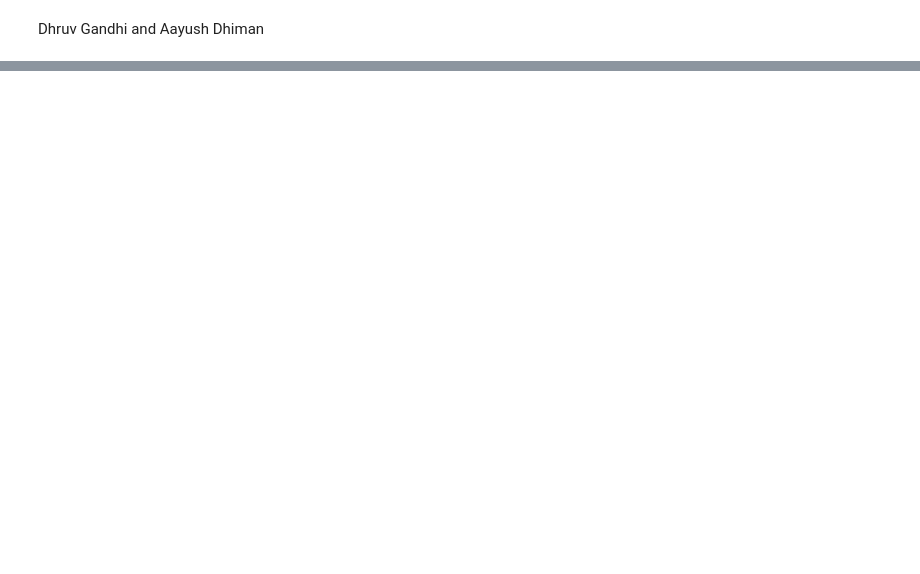
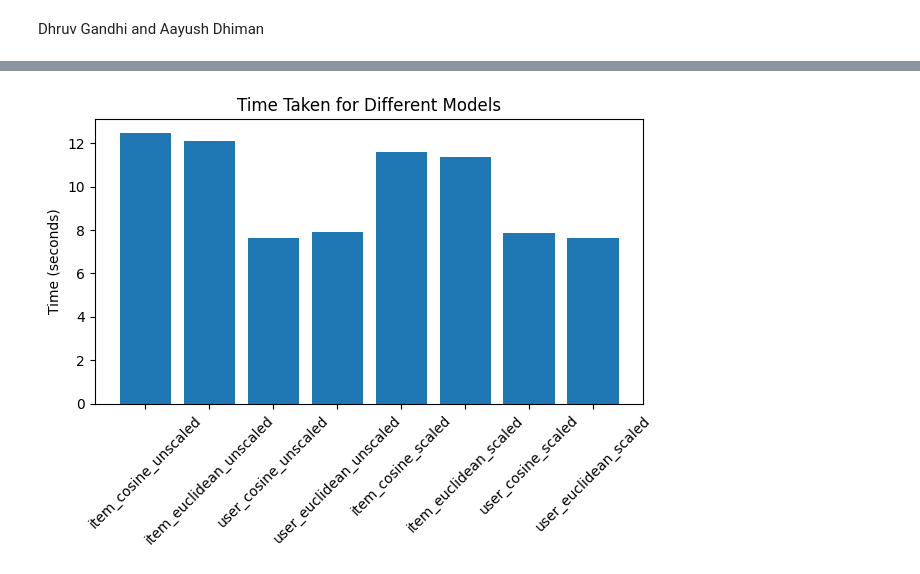
Before and after one commit to aayushdhiman/ds4420-final-project, a Jupyter notebook: finalproject.ipynb, the cells around one changed output, grey strips where cells are left out. Saved outputs shown, nothing was run; the diff lists cells and outputs as text; code cells hidden in the pictures; blank space fills up the shorter version.

```diff
--- a/finalproject.ipynb
+++ b/finalproject.ipynb
@@ -16,0 +135,22 @@ Fetched movie ratings for 570 users in 144.53 seconds.
+# %%
+try:
+    start_time = time.time()
+    start_memory = measure_memory()
+    user_cosine_scaled_rmse, user_cosine_scaled_mae = src.collaborative_filtering.evaluate_model(user_entry, row_with_most_non_na, k=5, distance='cosine', method='user', scale=True)
+    user_cosine_scaled_time = time.time() - start_time
+    user_cosine_scaled_memory = measure_memory() - start_memory
+except:
+    pass
+try:
+    start_time = time.time()
+    start_memory = measure_memory()
+    user_euclidean_scaled_rmse, user_euclidean_scaled_mae = src.collaborative_filtering.evaluate_model(user_entry, row_with_most_non_na, k=5, distance='euclidean', method='user', scale=True)
+    user_euclidean_scaled_time = time.time() - start_time
+    user_euclidean_scaled_memory = measure_memory() - start_memory
+except:
+    pass
+
+print(f"User-based Cosine Scaled RMSE: {user_cosine_scaled_rmse}")
+print(f"User-based Cosine Scaled MAE: {user_cosine_scaled_mae}")
+print(f"User-based Euclidean Scaled RMSE: {user_euclidean_scaled_rmse}")
+print(f"User-based Euclidean Scaled MAE: {user_euclidean_scaled_mae}")
@@ -16,0 +254,11 @@ Fetched movie ratings for 570 users in 144.53 seconds.
+# %%
+
+plt.figure()
+plt.bar(labels, times)
+plt.ylabel('Time (seconds)')
+plt.title('Time Taken for Different Models')
+plt.xticks(rotation=45)
+plt.tight_layout()
+plt.show()
+# %% [output]
+[figure, added]
```
Also changed, not shown: parts of 17 cells of this notebook, 7 other files.
